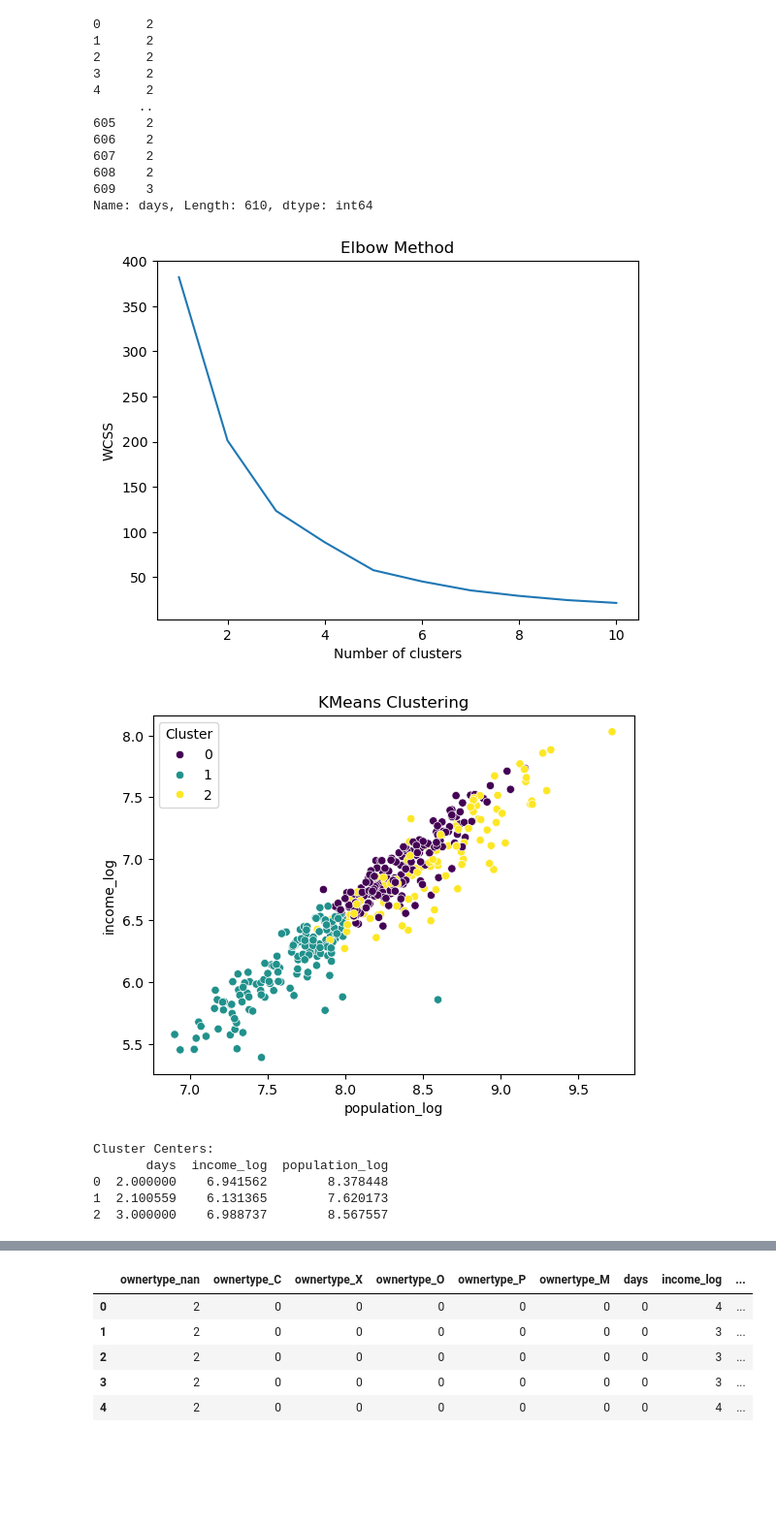
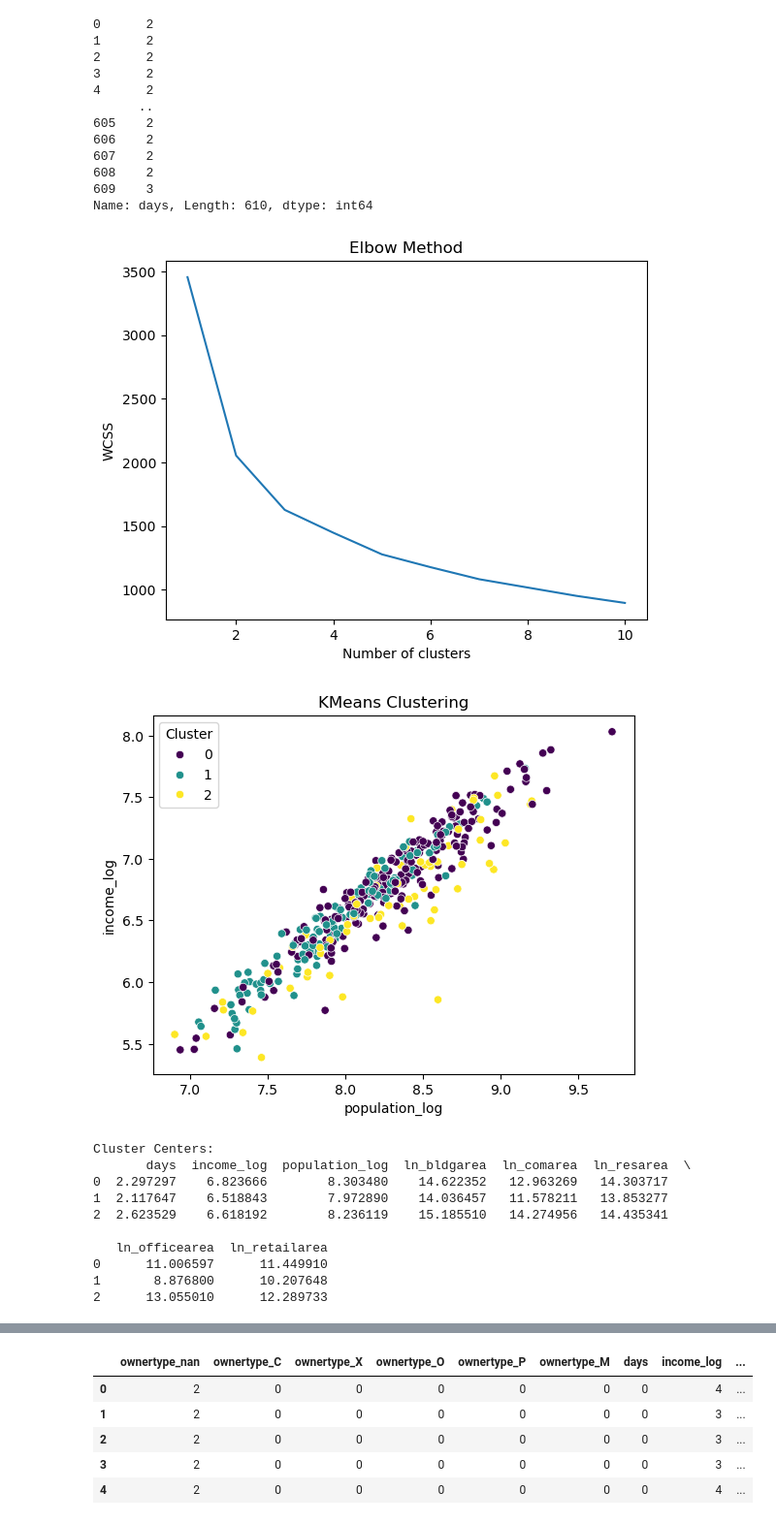
Before and after one commit to Ssuche/CUSP7033project, a Jupyter notebook: clustering1.ipynb, the cells around one changed output, grey strips where cells are left out. Shown at 97% size. Cells and saved outputs as stored; diff of their text form; code cells hidden in the pictures; blank space fills up the shorter version.

```diff
--- a/clustering1.ipynb
+++ b/clustering1.ipynb
@@ -119,47 +119,52 @@ import seaborn as sns
 from sklearn.cluster import KMeans
 from sklearn.cluster import DBSCAN
 
-lists = ['SECTION','days','income_log','population_log']
+lists = ['SECTION','days','income_log','population_log', 'ln_bldgarea', 'ln_comarea','ln_resarea', 'ln_officearea', 'ln_retailarea',]
 temp = data[lists].dropna()
 
 X = temp.iloc[:, 1:]
 
 wcss = []
 for i in range(1, 11):
     kmeans = KMeans(n_clusters=i, random_state=999)
     kmeans.fit(X)
     wcss.append(kmeans.inertia_)
 
 plt.plot(range(1, 11), wcss)
 plt.title('Elbow Method')
 plt.xlabel('Number of clusters')
 plt.ylabel('WCSS')
 plt.show()
 
 
 
 n_clusters = 3
 kmeans = KMeans(n_clusters=n_clusters, random_state=999)
 temp['cluster_label'] = kmeans.fit_predict(X)
 
 sns.scatterplot(x='population_log', y='income_log', hue='cluster_label', data=temp, palette='viridis')
 plt.title('KMeans Clustering')
 plt.xlabel('population_log')
 plt.ylabel('income_log')
 plt.legend(title='Cluster')
 plt.show()
 
 cluster_centers = pd.DataFrame(kmeans.cluster_centers_, columns=X.columns)
 print("Cluster Centers:")
 print(cluster_centers)
 # %% [output]
-[figure, old version]
+[figure, new version]
-[figure, old version]
+[figure, new version]
 Cluster Centers:
-       days  income_log  population_log
-0  2.000000    6.941562        8.378448
-1  2.100559    6.131365        7.620173
-2  3.000000    6.988737        8.567557
+       days  income_log  population_log  ln_bldgarea  ln_comarea  ln_resarea  \
+0  2.297297    6.823666        8.303480    14.622352   12.963269   14.303717
+1  2.117647    6.518843        7.972890    14.036457   11.578211   13.853277
+2  2.623529    6.618192        8.236119    15.185510   14.274956   14.435341
+
+   ln_officearea  ln_retailarea
+0      11.006597      11.449910
+1       8.876800      10.207648
+2      13.055010      12.289733
 # %%
 temp
 # %% [output]
```
Also changed, not shown: parts of 10 cells of this notebook.
